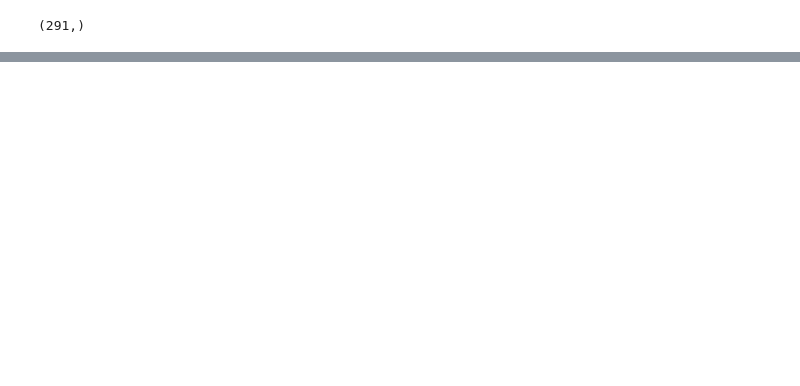
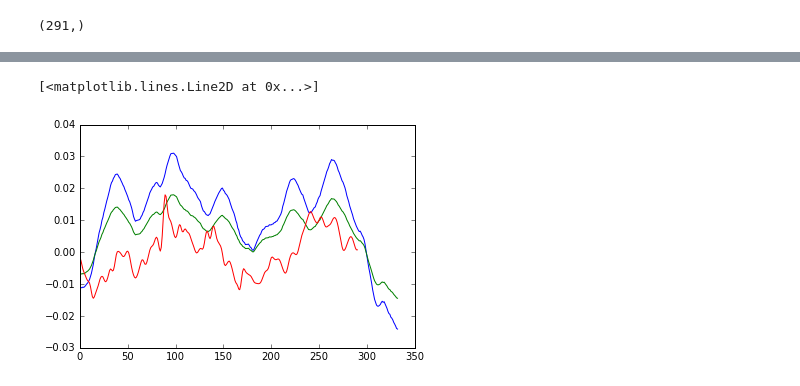
Before and after one commit to Seanny123/nef-conceptors, a Jupyter notebook: func_test-python2.ipynb, the cells around one changed output, grey strips where cells are left out. Cells and saved outputs as stored; diff of their text form; code cells hidden in the pictures; blank space fills up the shorter version.

```diff
--- a/func_test-python2.ipynb
+++ b/func_test-python2.ipynb
@@ -191,0 +179,7 @@ plt.plot(compr)
+# %%
+plt.plot(compr[1]*10-0.1)
+plt.plot(d3_scale(compr[1], in_range=(np.min(compr[1]), np.max(compr[1])), out_range=(np.min(raw_dats[0][1]), np.max(raw_dats[0][1]))))
+plt.plot(raw_dats[0][1][::-1])
+# %% [output]
+[<matplotlib.lines.Line2D at 0x...>]
+[figure, added]
```
Also changed, not shown: parts of 15 cells of this notebook, 1 other file.
